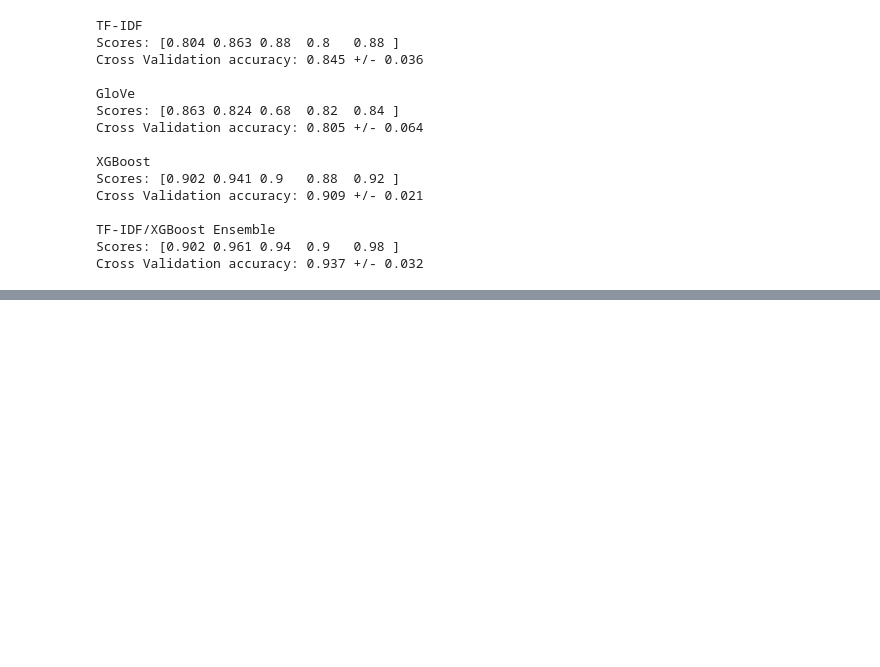
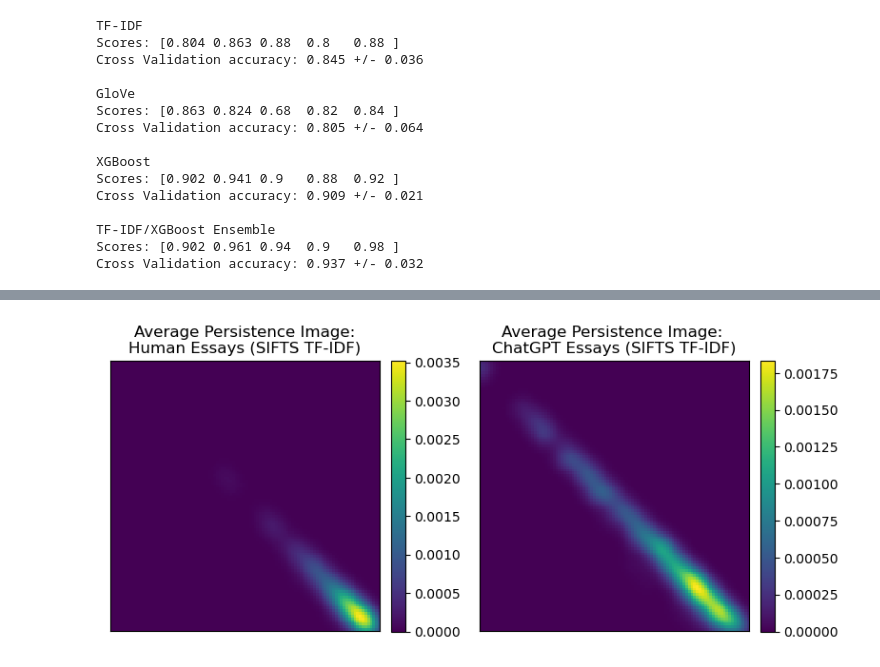
Before and after one commit to bendilo/TDA_text_classification, a Jupyter notebook: demonstration.ipynb, the cells around one changed output, grey strips where cells are left out. Saved outputs shown, nothing was run; the diff lists cells and outputs as text; code cells hidden in the pictures; blank space fills up the shorter version.

```diff
--- a/demonstration.ipynb
+++ b/demonstration.ipynb
@@ -87,0 +167,21 @@ Cross Validation accuracy: 0.937 +/- 0.032
+# %%
+# Alternatively, plotting with imshow in pyplot to also get colorbars
+# (as in the figures from the experiment in the master's thesis)
+
+fig, ax = plt.subplots(1,2, figsize=(8,4))
+
+ax[0].set_title("Average Persistence Image:\nHuman Essays (SIFTS TF-IDF)")
+im = ax[0].imshow(np.rot90(mean_human),interpolation="none")
+ax[0].set_xticks([])
+ax[0].set_yticks([])
+plt.colorbar(im,fraction=0.046, pad=0.04,ax=ax[0])
+
+ax[1].set_title("Average Persistence Image: \nChatGPT Essays (SIFTS TF-IDF)")
+im = ax[1].imshow(np.rot90(mean_machine),interpolation="none")
+ax[1].set_xticks([])
+ax[1].set_yticks([])
+plt.colorbar(im,fraction=0.046, pad=0.04,ax=ax[1])
+plt.tight_layout()
+plt.show()
+# %% [output]
+[figure, added]
```
Also changed, not shown: parts of 15 cells of this notebook.
